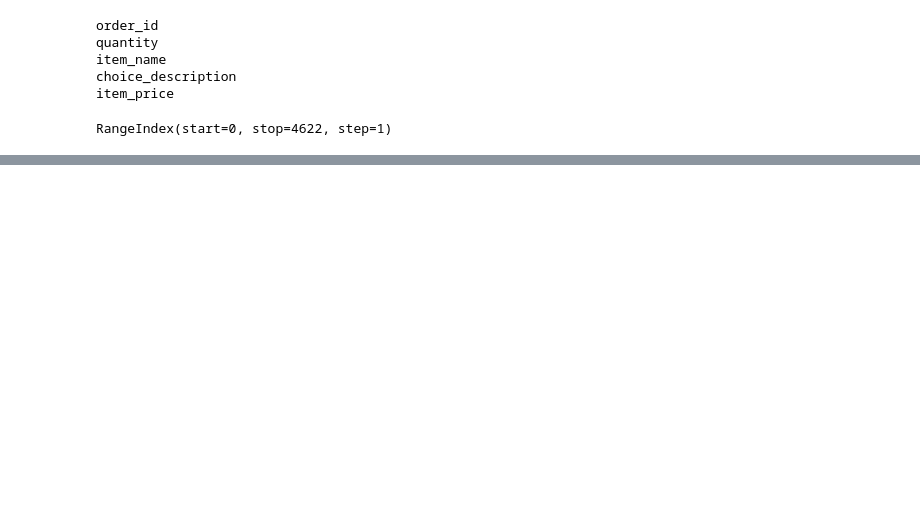
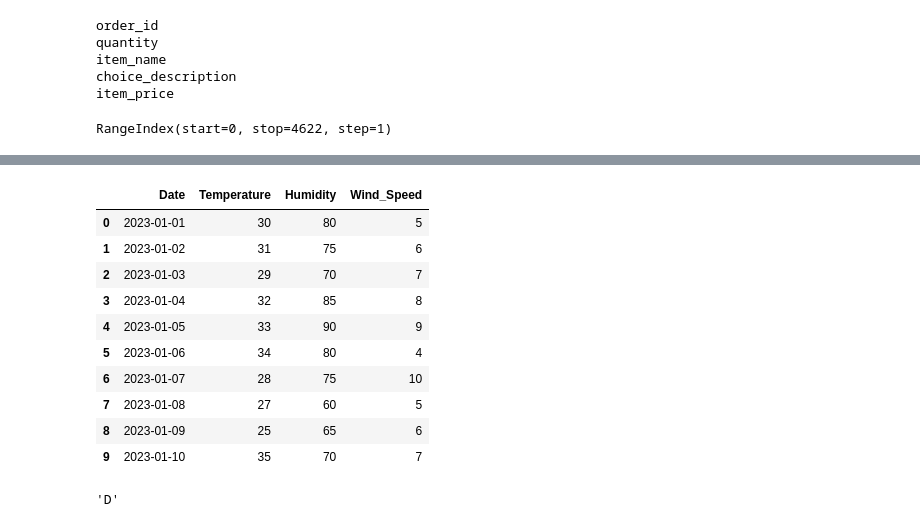
Before and after one commit to VarvaraKorableva/DI-BOOTCAMP_TTA8, a Jupyter notebook: week5/day2/ExercisesXP/ExercisesXP.ipynb, the cells around one changed output, grey strips where cells are left out. Cells and saved outputs as stored; diff of their text form; code cells hidden in the pictures; blank space fills up the shorter version.

```diff
--- a/week5/day2/ExercisesXP/ExercisesXP.ipynb
+++ b/week5/day2/ExercisesXP/ExercisesXP.ipynb
@@ -43,0 +341,33 @@ RangeIndex(start=0, stop=4622, step=1)
+# %%
+temperature = [30, 31, 29, 32, 33, 34, 28, 27, 25, 35]
+humidity = [80, 75, 70, 85, 90, 80, 75, 60, 65, 70]
+wind_speed = [5, 6, 7, 8, 9, 4, 10, 5, 6, 7]
+# %%
+date_rng = pd.date_range(start='2023-01-01', end='2023-01-10', freq='D')
+# %%
+data = {
+    'Date': date_rng,
+    'Temperature': temperature,
+    'Humidity': humidity,
+    'Wind_Speed': wind_speed
+}
+
+weather_data = pd.DataFrame(data)
+weather_data
+# %% [output]
+|  | Date | Temperature | Humidity | Wind_Speed |
+| 0 | 2023-01-01 | 30 | 80 | 5 |
+| 1 | 2023-01-02 | 31 | 75 | 6 |
+| 2 | 2023-01-03 | 29 | 70 | 7 |
+| 3 | 2023-01-04 | 32 | 85 | 8 |
+| 4 | 2023-01-05 | 33 | 90 | 9 |
+| 5 | 2023-01-06 | 34 | 80 | 4 |
+| 6 | 2023-01-07 | 28 | 75 | 10 |
+| 7 | 2023-01-08 | 27 | 60 | 5 |
+| 8 | 2023-01-09 | 25 | 65 | 6 |
+| 9 | 2023-01-10 | 35 | 70 | 7 |
+# %%
+frequency = pd.infer_freq(weather_data['Date'])
+frequency
+# %% [output]
+'D'
```
Also changed, not shown: parts of 27 cells of this notebook, 1 other file.
